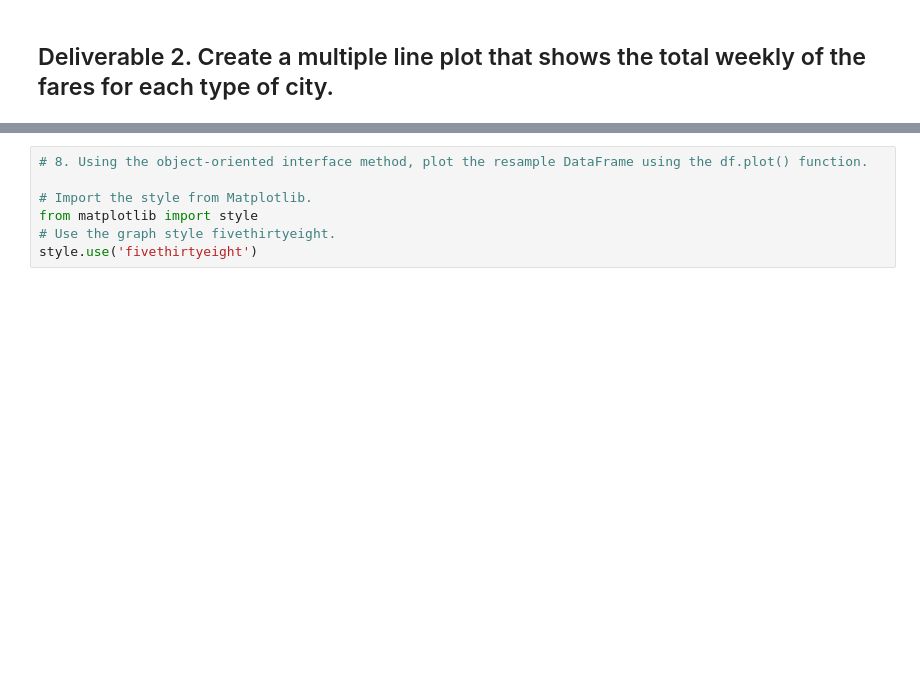
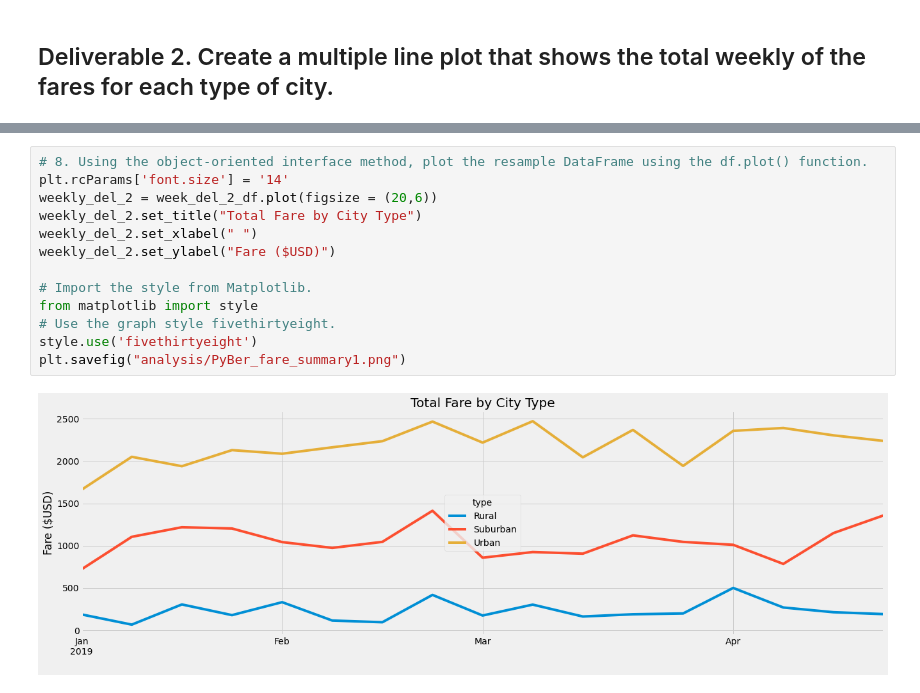
Before and after one commit to boyerjason700/PyBer, a Jupyter notebook: PyBer_Challenge_starter_code.ipynb, the cells around one changed output, grey strips where cells are left out. Drawn from its saved outputs; the diff is of its cells as text; blank space fills up the shorter version.

```diff
--- a/PyBer_Challenge_starter_code.ipynb
+++ b/PyBer_Challenge_starter_code.ipynb
@@ -145,7 +286,15 @@ pyber_summary_df
 # %%
 # 8. Using the object-oriented interface method, plot the resample DataFrame using the df.plot() function.
+plt.rcParams['font.size'] = '14'
+weekly_del_2 = week_del_2_df.plot(figsize = (20,6))
+weekly_del_2.set_title("Total Fare by City Type")
+weekly_del_2.set_xlabel(" ")
+weekly_del_2.set_ylabel("Fare ($USD)")
 
 # Import the style from Matplotlib.
 from matplotlib import style
 # Use the graph style fivethirtyeight.
 style.use('fivethirtyeight')
+plt.savefig("analysis/PyBer_fare_summary1.png")
+# %% [output]
+[figure, added]
```
Also changed, not shown: parts of 9 cells of this notebook, 2 other files.
